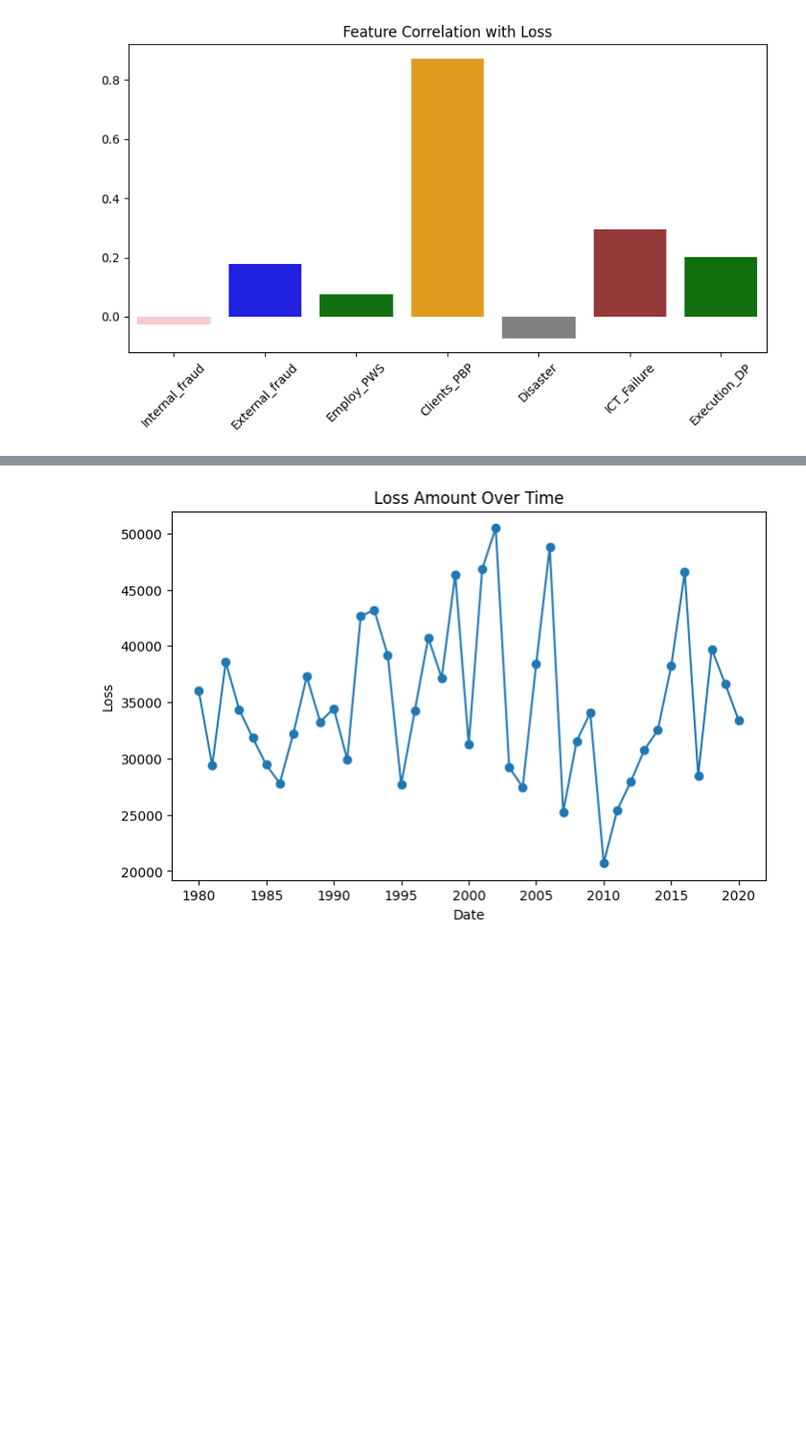
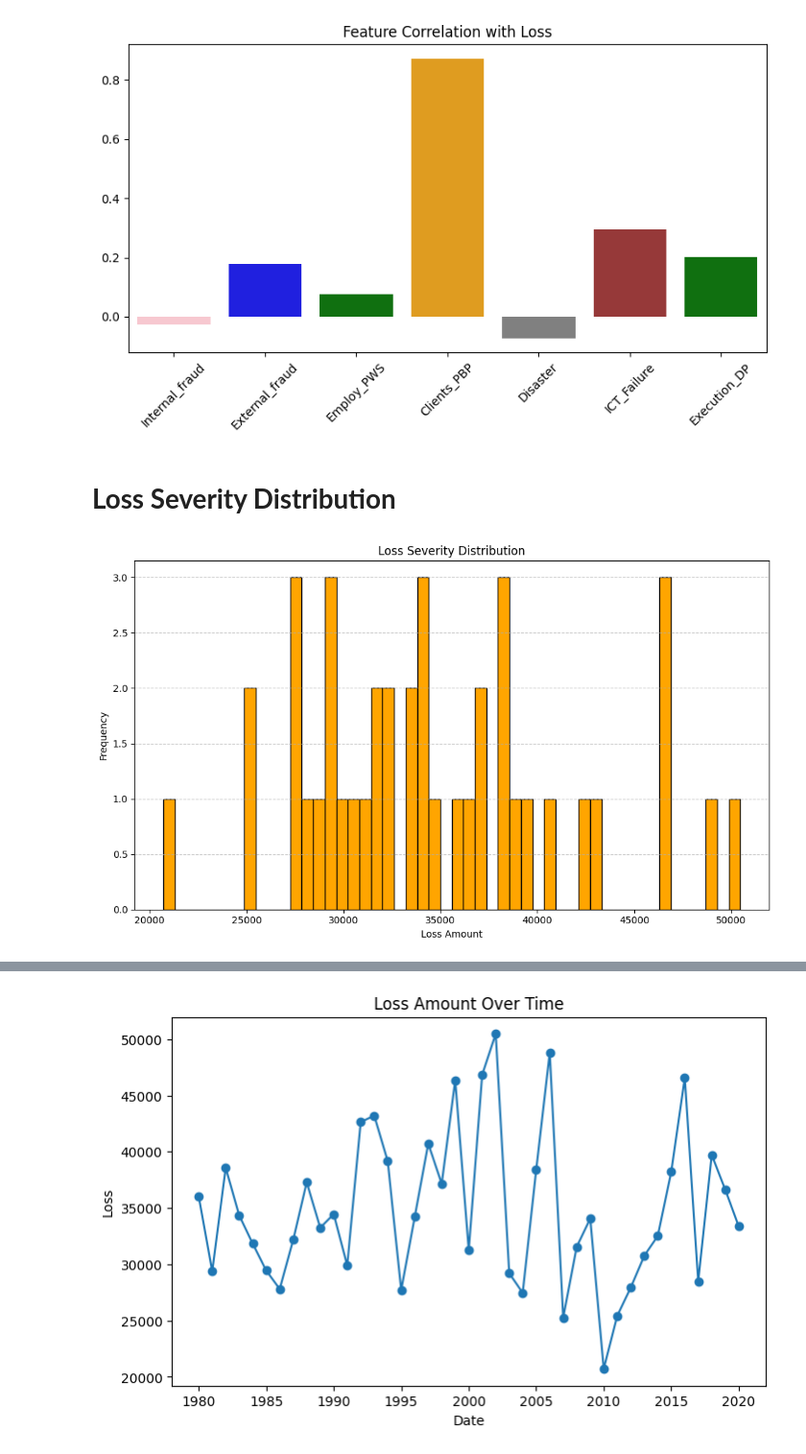
Before and after one commit to rygo1232/ryan1, a Jupyter notebook: DP_MODEL.ipynb, the cells around one changed output, grey strips where cells are left out. Shown at 96% size. Cells and saved outputs as stored; diff of their text form; code cells hidden in the pictures; blank space fills up the shorter version.

```diff
--- a/DP_MODEL.ipynb
+++ b/DP_MODEL.ipynb
@@ -377,3 +439,22 @@ Passing `palette` without assigning `hue` is deprecated and will be removed in v
 
   sns.barplot(x=feature_names, y=correlation_with_loss_values, palette=custom_colors)
 [figure]
+# %% [markdown]
+# **Loss Severity Distribution**
+# %%
+loss_column = 'loss'  # Change 'Loss' to 'loss' to match the actual column name in the DataFrame
+
+# Drop any missing or non-numeric values
+loss_data = pd.to_numeric(opr_data[loss_column], errors='coerce').dropna()
+
+# Plot histogram
+plt.figure(figsize=(10, 6))
+plt.hist(loss_data, bins=50, color='orange', edgecolor='black')
+plt.title("Loss Severity Distribution")
+plt.xlabel("Loss Amount")
+plt.ylabel("Frequency")
+plt.grid(axis='y', linestyle='--', alpha=0.7)
+plt.tight_layout()
+plt.show()
+# %% [output]
+[figure, added]
```
Also changed, not shown: parts of 49 cells of this notebook.
